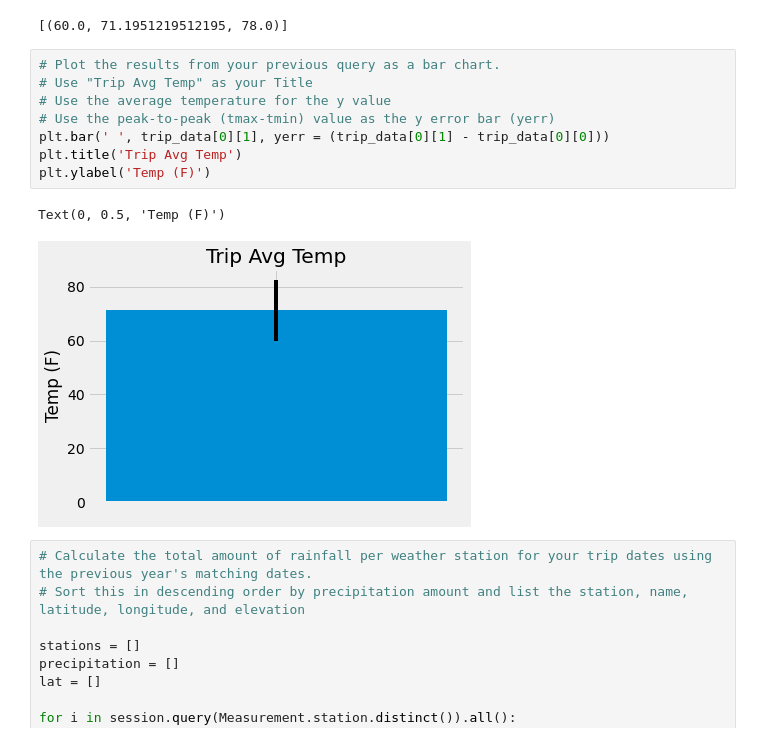
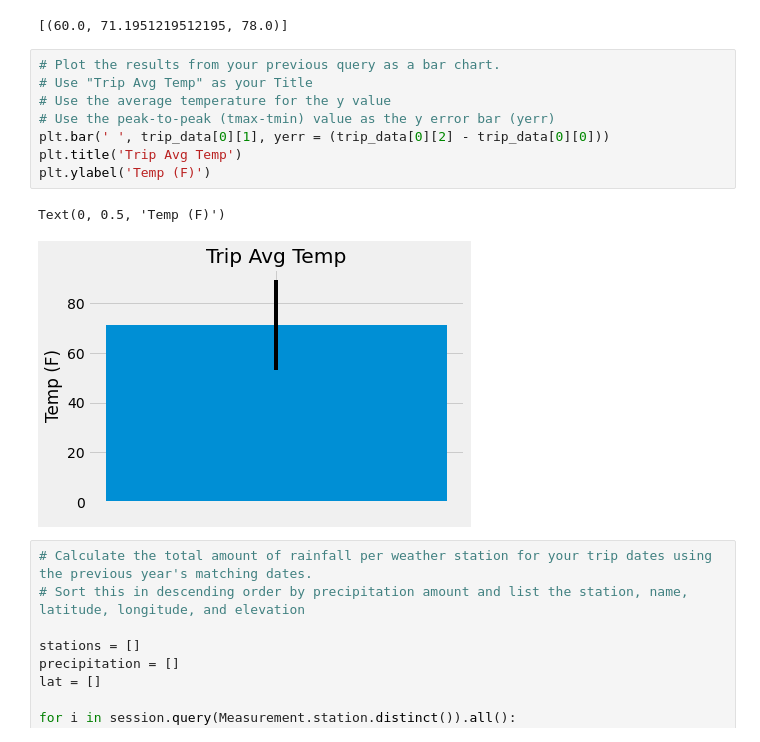
Before and after one commit to MattDavies1/UofT-Data-Bootcamp-Homework, a Jupyter notebook: 9-SQLAlchemy/climate_starter.ipynb, the cells around one changed output. Cells and saved outputs as stored; diff of their text form.

```diff
--- a/9-SQLAlchemy/climate_starter.ipynb
+++ b/9-SQLAlchemy/climate_starter.ipynb
@@ -171,14 +171,14 @@ trip_data
 # %%
 # Plot the results from your previous query as a bar chart.
 # Use "Trip Avg Temp" as your Title
 # Use the average temperature for the y value
 # Use the peak-to-peak (tmax-tmin) value as the y error bar (yerr)
-plt.bar(' ', trip_data[0][1], yerr = (trip_data[0][1] - trip_data[0][0]))
+plt.bar(' ', trip_data[0][1], yerr = (trip_data[0][2] - trip_data[0][0]))
 plt.title('Trip Avg Temp')
 plt.ylabel('Temp (F)')
 # %% [output]
 Text(0, 0.5, 'Temp (F)')
-[figure, old version]
+[figure, new version]
 # %%
 # Calculate the total amount of rainfall per weather station for your trip dates using the previous year's matching dates.
 # Sort this in descending order by precipitation amount and list the station, name, latitude, longitude, and elevation
```
